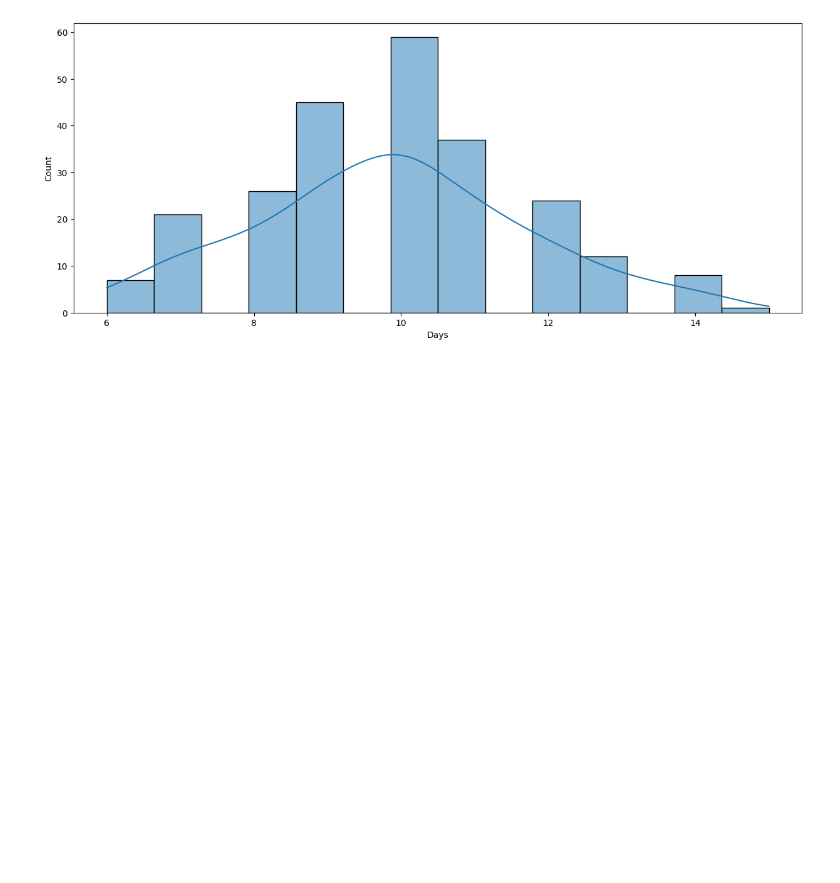
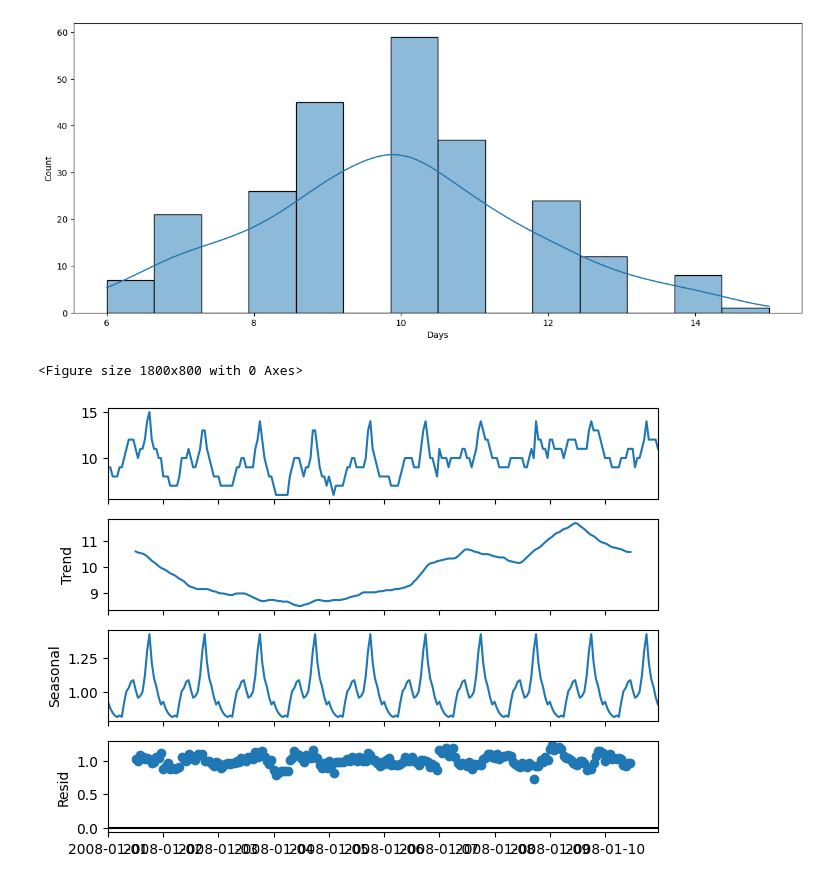
Before and after one commit to Millares95/Investigation_Code, a Jupyter notebook: ultimate_ARIMA_Forcast.ipynb, the cells around one changed output. Saved outputs shown, nothing was run; the diff lists cells and outputs as text; code cells hidden in the pictures; blank space fills up the shorter version.

```diff
--- a/ultimate_ARIMA_Forcast.ipynb
+++ b/ultimate_ARIMA_Forcast.ipynb
@@ -214,3 +246,19 @@ plt.ylabel('Count')
 plt.show()
 # %% [output]
 [figure]
+# %%
+ #?Create an objet pd.Serie whit array
+Serie = pd.Series(dataToFit)
+
+#? Establish the limit in time
+Serie.index = pd.date_range(start = '2008-01-01',periods=len(dataToFit), freq='H')
+
+#? Stationary decomposition
+decomposition = sm.tsa.seasonal_decompose(Serie, model='multiplicative')
+#? Plot decomposition
+plt.figure(figsize=(18,8))
+decomposition.plot()
+plt.show()
+# %% [output]
+<Figure size 1800x800 with 0 Axes>
+[figure, added]
```
Also changed, not shown: parts of 8 cells of this notebook.
